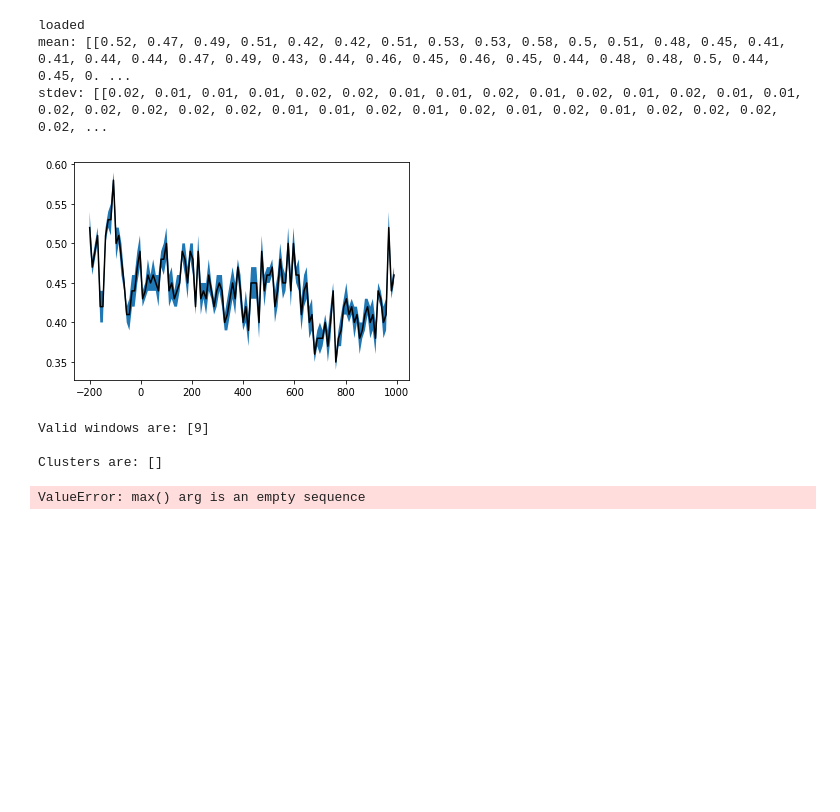
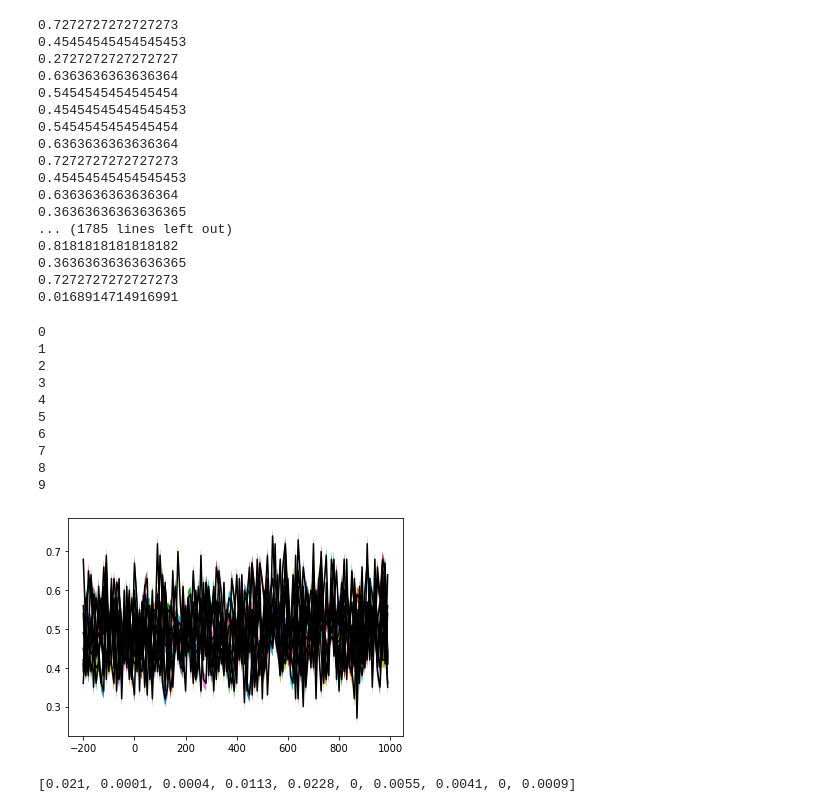
Before and after one commit to simpleParadox/jwlab_eeg, a Jupyter notebook: classification/notebooks/cluster_analysis_perm.ipynb, the cells around one changed output. Drawn from its saved outputs; the diff is of its cells as text; code cells hidden in the pictures; blank space fills up the shorter version.

```diff
--- a/classification/notebooks/cluster_analysis_perm.ipynb
+++ b/classification/notebooks/cluster_analysis_perm.ipynb
@@ -18,13 +18,48 @@ from sklearn.metrics import accuracy_score
 
 #cluster_analysis_procedure(9, False, "permutation", [-200, 1000, [10, 20, 40, 60], 10], [3, 5])
 # %%
-cluster_analysis_procedure(9, False, "permutation", [-200, 1000, [50], 10], [3, 15])
+tmass = cluster_analysis_procedure(11, False, "permutation", [-200, 1000, [10], 10], [3, 5])
+print(tmass)
 # %% [output]
-loaded
-mean: [[0.52, 0.47, 0.49, 0.51, 0.42, 0.42, 0.51, 0.53, 0.53, 0.58, 0.5, 0.51, 0.48, 0.45, 0.41, 0.41, 0.44, 0.44, 0.47, 0.49, 0.43, 0.44, 0.46, 0.45, 0.46, 0.45, 0.44, 0.48, 0.48, 0.5, 0.44, 0.45, 0. ...
-stdev: [[0.02, 0.01, 0.01, 0.01, 0.02, 0.02, 0.01, 0.01, 0.02, 0.01, 0.02, 0.01, 0.02, 0.01, 0.01, 0.02, 0.02, 0.02, 0.02, 0.02, 0.01, 0.01, 0.02, 0.01, 0.02, 0.01, 0.02, 0.01, 0.02, 0.02, 0.02, 0.02, ...
+0.7272727272727273
+0.45454545454545453
+0.2727272727272727
+0.6363636363636364
+0.5454545454545454
+0.45454545454545453
+0.5454545454545454
+0.6363636363636364
+0.7272727272727273
+0.45454545454545453
+0.6363636363636364
+0.36363636363636365
+... (1785 lines left out)
+0.8181818181818182
+0.36363636363636365
+0.7272727272727273
+0.0168914714916991
-[figure, removed]
-Valid windows are: [9]
-
-Clusters are: []
-ValueError: max() arg is an empty sequence
+# %%
+itr = 10
+arrTmass = []
+
+for i in range(itr):
+    tmass = cluster_analysis_procedure(11, True, "permutation", [-200, 1000, [10], 10], [3, 15])
+    arrTmass.append(round(tmass, 4))
+    print(i)
+print(arrTmass)
+# %% [output]
+0
+1
+2
+3
+4
+5
+6
+7
+8
+9
+[figure, added]
+# %%
+arrTmass
+# %% [output]
+[0.021, 0.0001, 0.0004, 0.0113, 0.0228, 0, 0.0055, 0.0041, 0, 0.0009]
```
Also changed, not shown: 4 other files.
